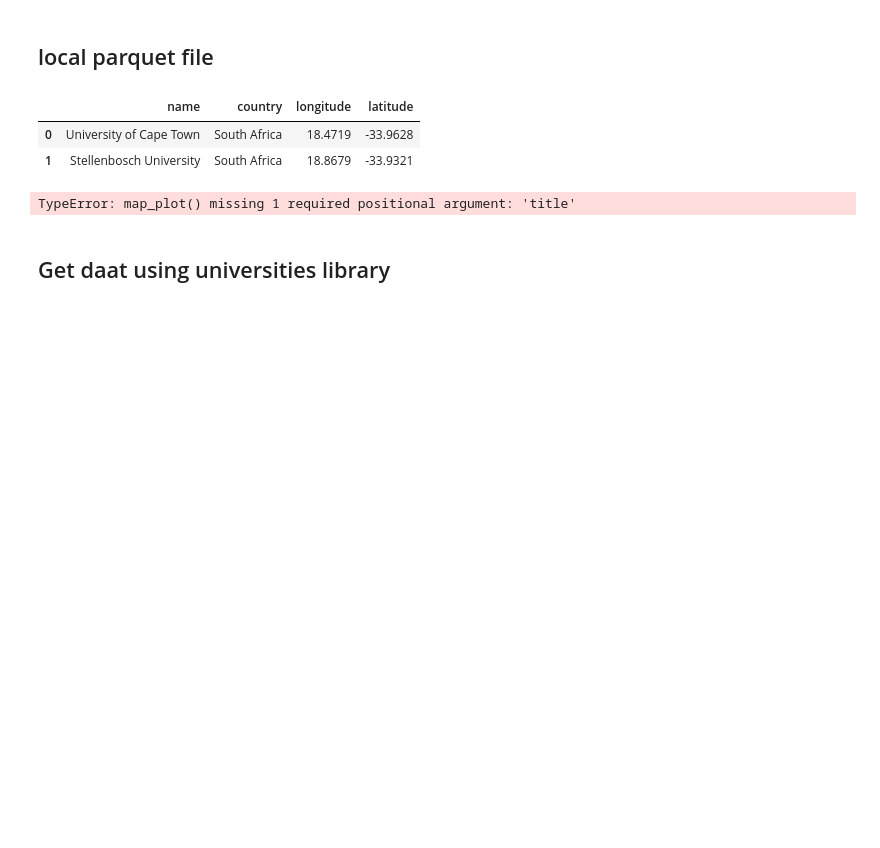
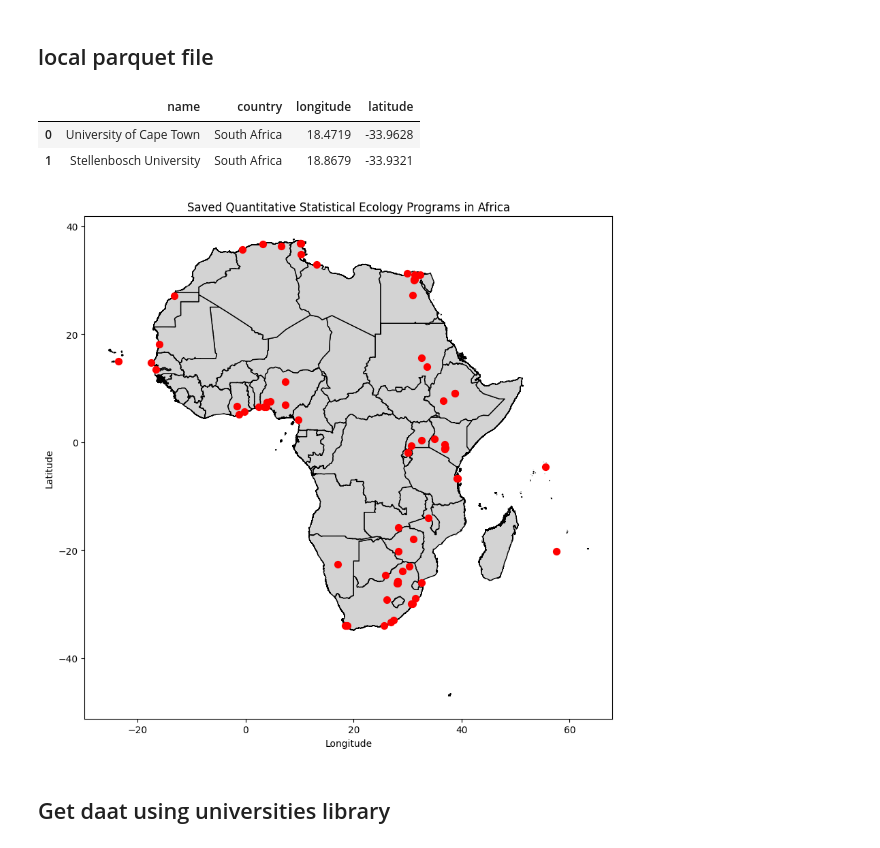
Before and after one commit to asmaatbaeen/African-universities-quantitative-ecology, a Jupyter notebook: all_african_universities.ipynb, the cells around one changed output. Cells and saved outputs as stored; diff of their text form; code cells hidden in the pictures; blank space fills up the shorter version.

```diff
--- a/all_african_universities.ipynb
+++ b/all_african_universities.ipynb
@@ -27,24 +28,24 @@ program_df.head(2)
 # %%
 import geopandas as gpd
 import matplotlib.pyplot as plt
 from scripts import map_plot
 import os
 
 # Get the current directory (path) of the notebook
 notebook_path = os.getcwd()
 
 # Specify the name of the child directory or file
 child_name = "afr_g2014_2013_0/afr_g2014_2013_0.shp"  # Replace with the desired child directory or file name
 
 # Construct the path to the child directory or file
 child_path = os.path.join(notebook_path, child_name)
 
 
 africa_shapefile = child_path # Replace with the actual file path
 
-map_plot(africa_shapefile,program_df)
+map_plot(africa_shapefile,program_df,"Saved Quantitative Statistical Ecology Programs in Africa")
 # %% [output]
-TypeError: map_plot() missing 1 required positional argument: 'title'
+[figure, added]
 # %% [markdown]
 ## Get daat using universities library
 # %%
```
Also changed, not shown: parts of 11 cells of this notebook, 5 other files.
